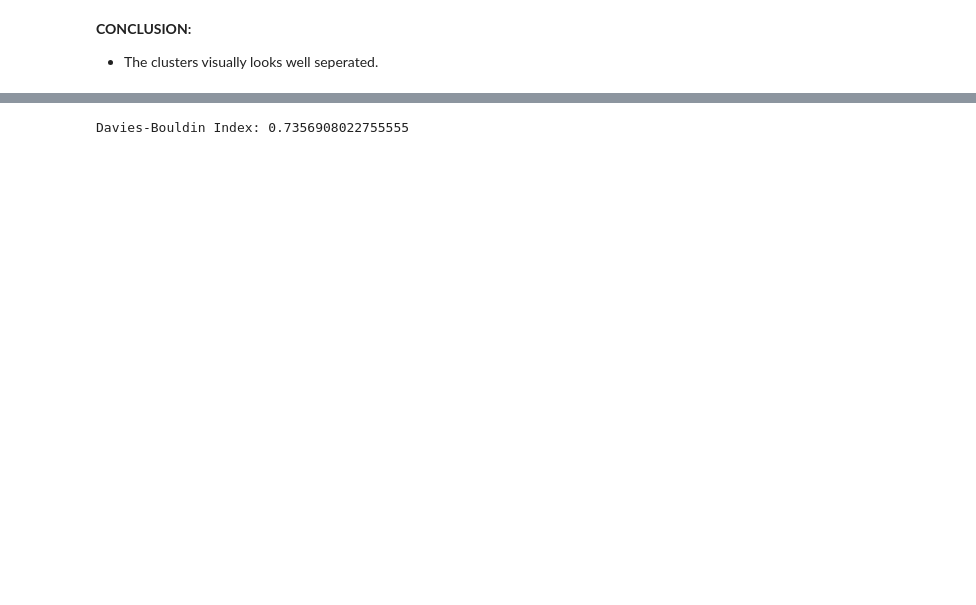
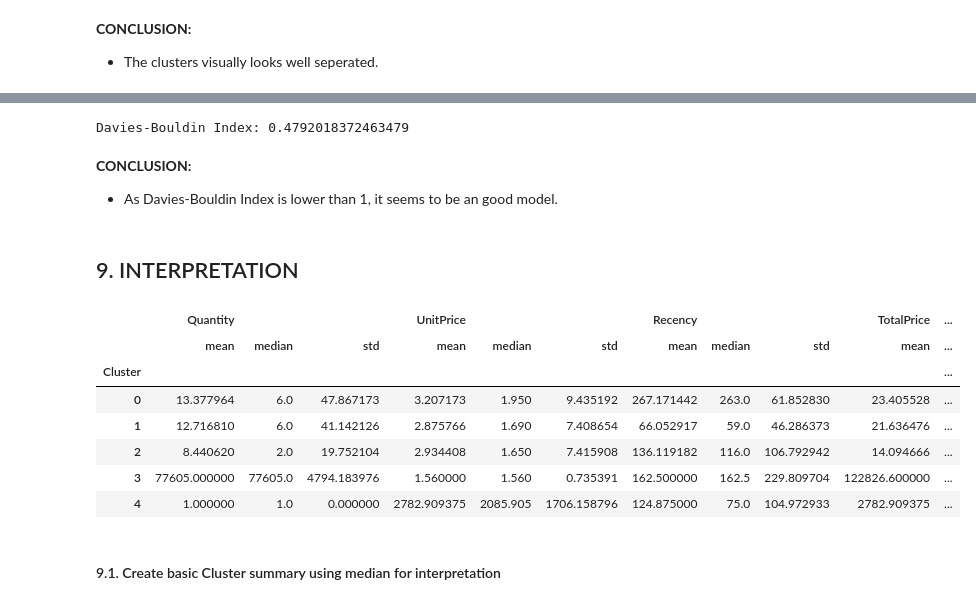
Before and after one commit to Pronob17/Customer_segmentation_using_K_means_clustering, a Jupyter notebook: Customer_Segmentation_with_K_Means_Clustering.ipynb, the cells around one changed output, grey strips where cells are left out. Saved outputs shown, nothing was run; the diff lists cells and outputs as text; code cells hidden in the pictures; blank space fills up the shorter version.

Commit message:
Added Interpretation too.

```diff
--- a/Customer_Segmentation_with_K_Means_Clustering.ipynb
+++ b/Customer_Segmentation_with_K_Means_Clustering.ipynb
@@ -704,6 +694,30 @@ kmeans.inertia_
 # %%
 from sklearn.metrics import davies_bouldin_score
-db_index = davies_bouldin_score(scaled_df, model.labels_)
+db_index = davies_bouldin_score(scaled_df, kmeans.labels_)
 print(f'Davies-Bouldin Index: {db_index}')  # Lower is better
 # %% [output]
-Davies-Bouldin Index: 0.7356908022755555
+Davies-Bouldin Index: 0.4792018372463479
+# %% [markdown]
+**CONCLUSION:**
+* As Davies-Bouldin Index is lower than 1, it seems to be an good model.
+# %% [markdown]
+## 9. INTERPRETATION
+# %%
+numerical_columns = ['Quantity', 'UnitPrice', 'Recency', 'TotalPrice', 'Frequency', 'Cluster']
+
+# Grouping by 'Cluster' and calculating mean, median, and std for numerical columns
+cluster_summary = df[numerical_columns].groupby('Cluster')[numerical_columns].agg(['mean', 'median', 'std'])
+
+# Display the summary statistics
+cluster_summary
+# %% [output]
+|  | Quantity |  |  | UnitPrice |  |  | Recency |  |  | TotalPrice | ... |
+|  | mean | median | std | mean | median | std | mean | median | std | mean | ... |
+| Cluster |  |  |  |  |  |  |  |  |  |  | ... |
+| 0 | 13.377964 | 6.0 | 47.867173 | 3.207173 | 1.950 | 9.435192 | 267.171442 | 263.0 | 61.852830 | 23.405528 | ... |
+| 1 | 12.716810 | 6.0 | 41.142126 | 2.875766 | 1.690 | 7.408654 | 66.052917 | 59.0 | 46.286373 | 21.636476 | ... |
+| 2 | 8.440620 | 2.0 | 19.752104 | 2.934408 | 1.650 | 7.415908 | 136.119182 | 116.0 | 106.792942 | 14.094666 | ... |
+| 3 | 77605.000000 | 77605.0 | 4794.183976 | 1.560000 | 1.560 | 0.735391 | 162.500000 | 162.5 | 229.809704 | 122826.600000 | ... |
+| 4 | 1.000000 | 1.0 | 0.000000 | 2782.909375 | 2085.905 | 1706.158796 | 124.875000 | 75.0 | 104.972933 | 2782.909375 | ... |
+# %% [markdown]
+#### 9.1. Create basic Cluster summary using median for interpretation
```
Also changed, not shown: parts of 29 cells of this notebook.
